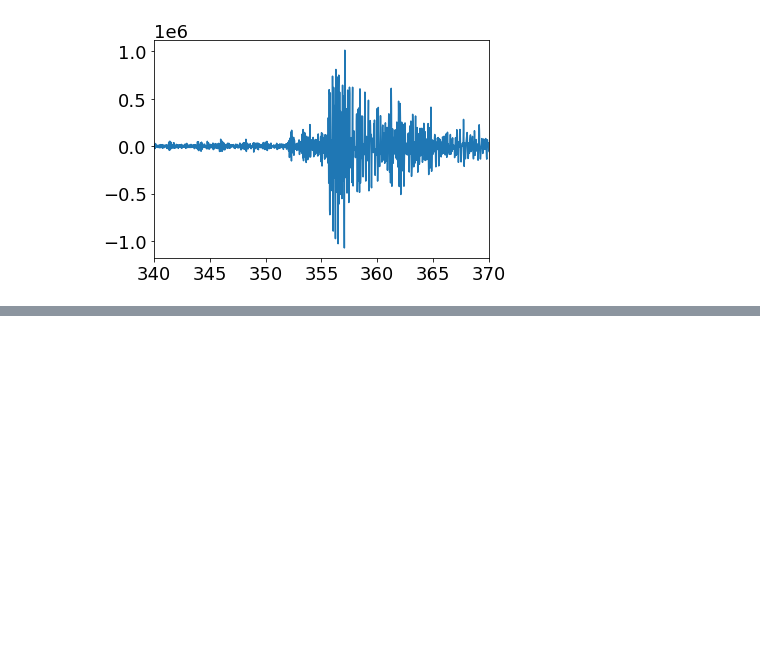
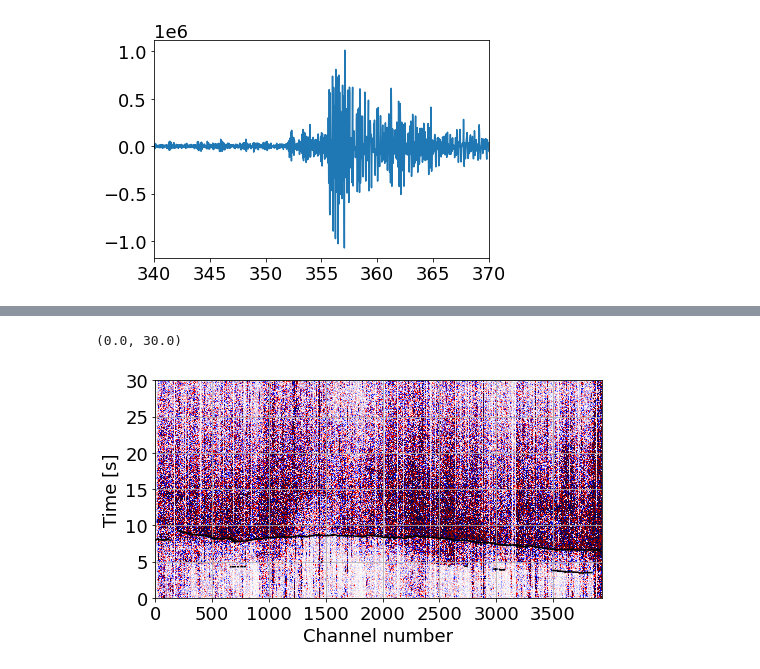
Before and after one commit to yinjiuxun/das-strain-scaling, a Jupyter notebook: jupyter_notebooks/load_temporal_events.ipynb, the cells around one changed output, grey strips where cells are left out. Saved outputs shown, nothing was run; the diff lists cells and outputs as text; code cells hidden in the pictures; blank space fills up the shorter version.

```diff
--- a/jupyter_notebooks/load_temporal_events.ipynb
+++ b/jupyter_notebooks/load_temporal_events.ipynb
@@ -136,0 +234,12 @@ plt.xlim(340, 370)
+# %%
+# Setup the paths
+
+
+event_id = 39929895
+
+event_data, event_info = load_event_data(data_path + '/data', event_id)
+
+das_dt = event_info['dt_s']
+ntS = event_data.shape[0]
+
+das_time = np.linspace(0.0, (ntS-1)*das_dt, ntS)-30
@@ -136,0 +262,4 @@ plt.xlim(340, 370)
+# %%
+pick_path = '/kuafu/EventData/LA_Google/picks_phasenet_das'
+
+pick_P, channel_P, pick_S, channel_S = load_phase_pick(pick_path, event_id, das_time, das_info.index, [0, 90, 0, 90], include_nan=True)
@@ -136,0 +282,22 @@ plt.xlim(340, 370)
+# %%
+# Show data
+fig, ax1 = plt.subplots(figsize=(8,4))
+pclip=95
+clipVal = np.percentile(np.absolute(event_data), pclip)
+# Vx
+ax1.imshow(event_data,
+        extent=[0, event_data.shape[1], das_time[-1], das_time[0]],
+        aspect='auto', vmin=-clipVal, vmax=clipVal, cmap=plt.get_cmap('seismic'))
+ax1.plot(channel_P, pick_P, '-k')
+ax1.plot(channel_S, pick_S, '-k')
+# ax1.plot(np.arange(0, event_data.shape[1]), event_arrival_P[:, i_event], '--g', zorder=10)
+# ax1.plot(np.arange(0, event_data.shape[1]), event_arrival_S[:, i_event], '-g', zorder=10)
+
+ax1.set_xlabel("Channel number")
+ax1.set_ylabel("Time [s]")
+ax1.grid()
+
+ax1.set_ylim(0, 30)
+# %% [output]
+(0.0, 30.0)
+[figure, added]
```
Also changed, not shown: parts of 22 cells of this notebook, 2 other files.
